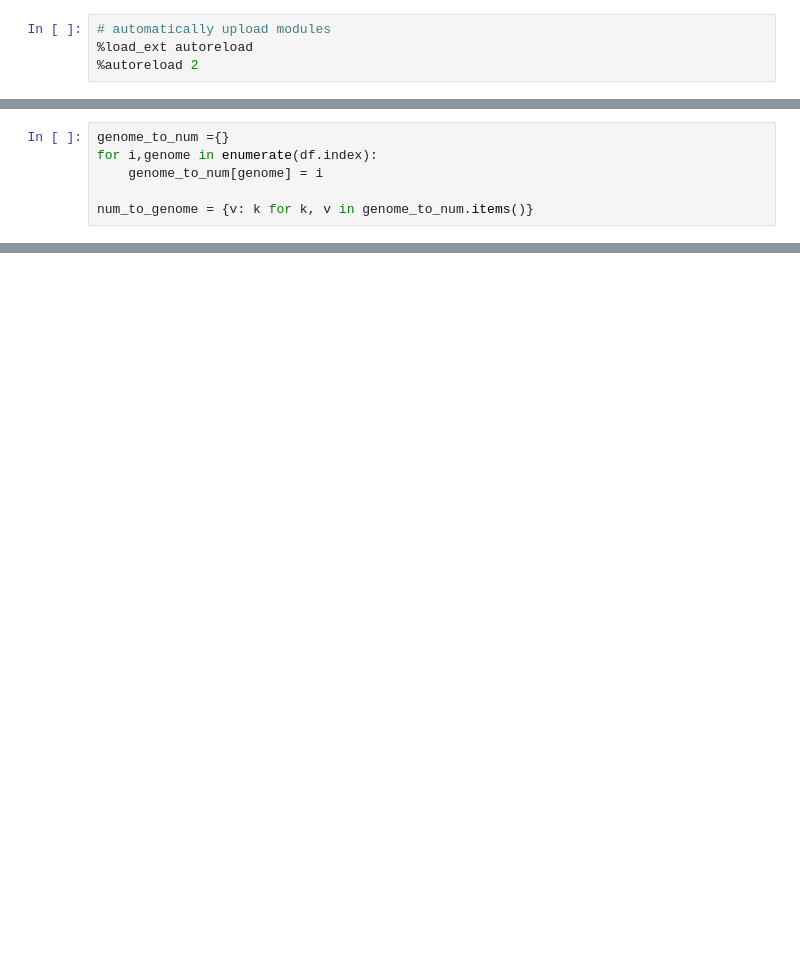
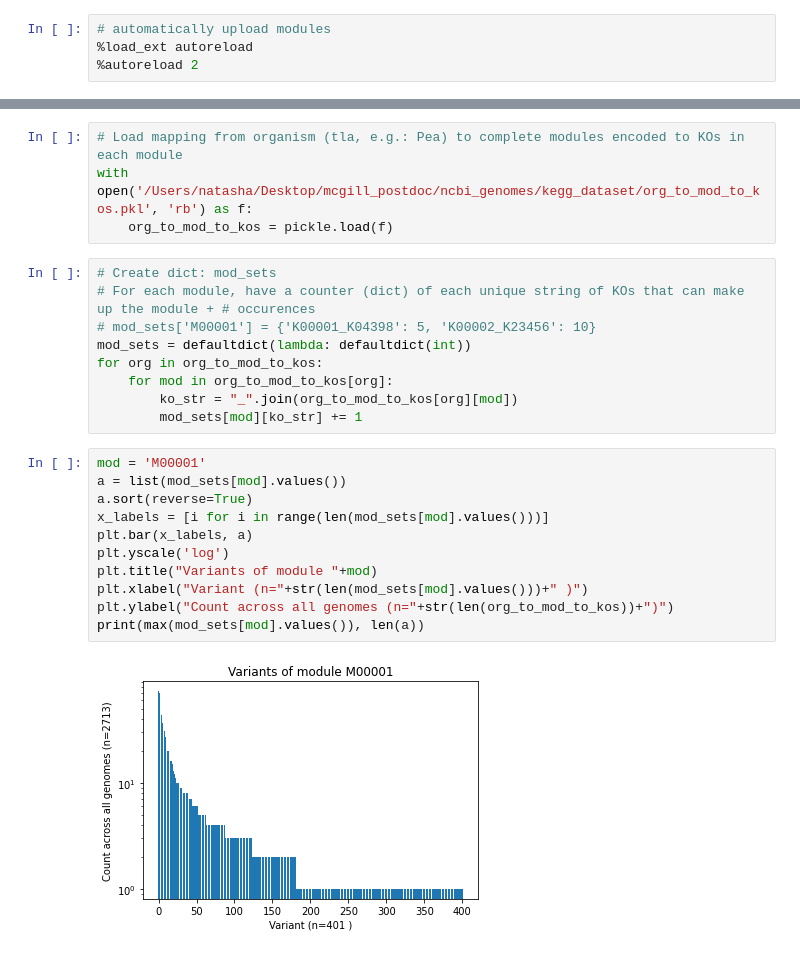
Before and after one commit to natasha-dudek/DeepGenomeVector, a Jupyter notebook: main.ipynb, the cells around one changed output, grey strips where cells are left out. Drawn from its saved outputs; the diff is of its cells as text; blank space fills up the shorter version.

```diff
--- a/main.ipynb
+++ b/main.ipynb
@@ -85,6 +4,0 @@ genome_to_tax = util.genome_to_tax(df)
-# %%
-genome_to_num ={}
-for i,genome in enumerate(df.index):
-    genome_to_num[genome] = i
-
-num_to_genome = {v: k for k, v in genome_to_num.items()}
@@ -475,0 +97,26 @@ atp_syn 0.7932904100304982 22
+# %%
+# Load mapping from organism (tla, e.g.: Pea) to complete modules encoded to KOs in each module
+with open('/Users/natasha/Desktop/mcgill_postdoc/ncbi_genomes/kegg_dataset/org_to_mod_to_kos.pkl', 'rb') as f:
+    org_to_mod_to_kos = pickle.load(f)
+# %%
+# Create dict: mod_sets
+# For each module, have a counter (dict) of each unique string of KOs that can make up the module + # occurences
+# mod_sets['M00001'] = {'K00001_K04398': 5, 'K00002_K23456': 10}
+mod_sets = defaultdict(lambda: defaultdict(int))
+for org in org_to_mod_to_kos:
+    for mod in org_to_mod_to_kos[org]:
+        ko_str = "_".join(org_to_mod_to_kos[org][mod])
+        mod_sets[mod][ko_str] += 1
+# %%
+mod = 'M00001'
+a = list(mod_sets[mod].values())
+a.sort(reverse=True)
+x_labels = [i for i in range(len(mod_sets[mod].values()))]
+plt.bar(x_labels, a)
+plt.yscale('log')
+plt.title("Variants of module "+mod)
+plt.xlabel("Variant (n="+str(len(mod_sets[mod].values()))+" )")
+plt.ylabel("Count across all genomes (n="+str(len(org_to_mod_to_kos))+")")
+print(max(mod_sets[mod].values()), len(a))
+# %% [output]
+[figure, added]
```
Also changed, not shown: parts of 118 cells of this notebook, 1 other file.
